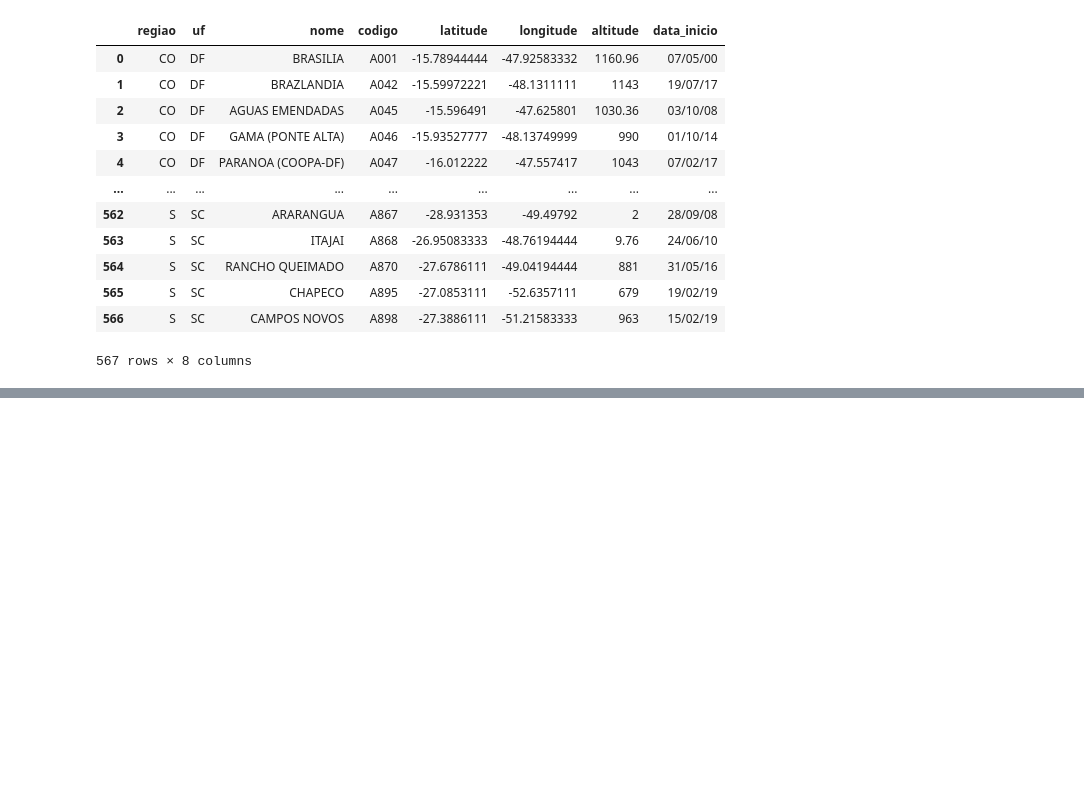
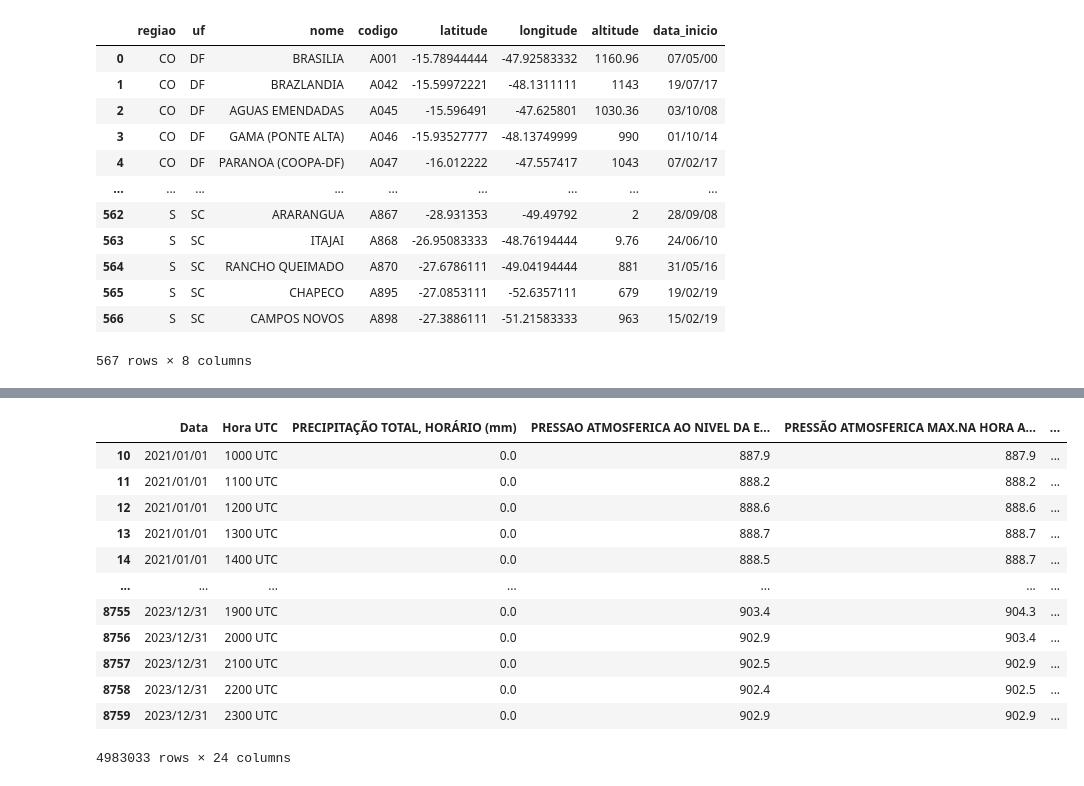
Before and after one commit to matthewz5/Impact-Burned-Brazilian-Agribusiness-Stocks, a Jupyter notebook: data-inmet.ipynb, the cells around one changed output, grey strips where cells are left out. Drawn from its saved outputs; the diff is of its cells as text; code cells hidden in the pictures; blank space fills up the shorter version.

```diff
--- a/data-inmet.ipynb
+++ b/data-inmet.ipynb
@@ -64,6 +67,8 @@ def take_station_data(df_stations_info):
                                         'VENTO, RAJADA MAXIMA (m/s)',
                                         'VENTO, VELOCIDADE HORARIA (m/s)']]
             df_variables['codigo'] = df_stations_info.loc[i, 'codigo']
+            df_variables['latitude'] = df_stations_info.loc[i, 'latitude']
+            df_variables['longitude'] = df_stations_info.loc[i, 'longitude']
             df_variables.dropna(inplace=True)
 
             data_stations = pd.concat([data_stations, df_variables])
@@ -121,0 +146,25 @@ display(data_stations_2023)
+# %%
+df_data_stations = (pd.concat([data_stations_2021, data_stations_2022, data_stations_2023]))
+# %%
+df_data_stations['Hora'] = df_data_stations['Hora UTC'].str.replace(' UTC', '')
+df_data_stations['Hora'] = df_data_stations['Hora'].str.zfill(4)
+
+df_data_stations['Data_Hora'] = pd.to_datetime(df_data_stations['Data'] + ' ' + df_data_stations['Hora'].str[:2] + ':' + df_data_stations['Hora'].str[2:] + ':00',
+                                 format='%Y/%m/%d %H:%M:%S')
+
+# 👀 Exibindo o DataFrame resultante
+display(df_data_stations)
+# %% [output]
+|  | Data | Hora UTC | PRECIPITAÇÃO TOTAL, HORÁRIO (mm) | PRESSAO ATMOSFERICA AO NIVEL DA E... | PRESSÃO ATMOSFERICA MAX.NA HORA A... | ... |
+| 10 | 2021/01/01 | 1000 UTC | 0.0 | 887.9 | 887.9 | ... |
+| 11 | 2021/01/01 | 1100 UTC | 0.0 | 888.2 | 888.2 | ... |
+| 12 | 2021/01/01 | 1200 UTC | 0.0 | 888.6 | 888.6 | ... |
+| 13 | 2021/01/01 | 1300 UTC | 0.0 | 888.7 | 888.7 | ... |
+| 14 | 2021/01/01 | 1400 UTC | 0.0 | 888.5 | 888.7 | ... |
+| ... | ... | ... | ... | ... | ... | ... |
+| 8755 | 2023/12/31 | 1900 UTC | 0.0 | 903.4 | 904.3 | ... |
+| 8756 | 2023/12/31 | 2000 UTC | 0.0 | 902.9 | 903.4 | ... |
+| 8757 | 2023/12/31 | 2100 UTC | 0.0 | 902.5 | 902.9 | ... |
+| 8758 | 2023/12/31 | 2200 UTC | 0.0 | 902.4 | 902.5 | ... |
+| 8759 | 2023/12/31 | 2300 UTC | 0.0 | 902.9 | 902.9 | ... |
+4983033 rows × 24 columns
```
Also changed, not shown: parts of 7 cells of this notebook, 8 other files.
